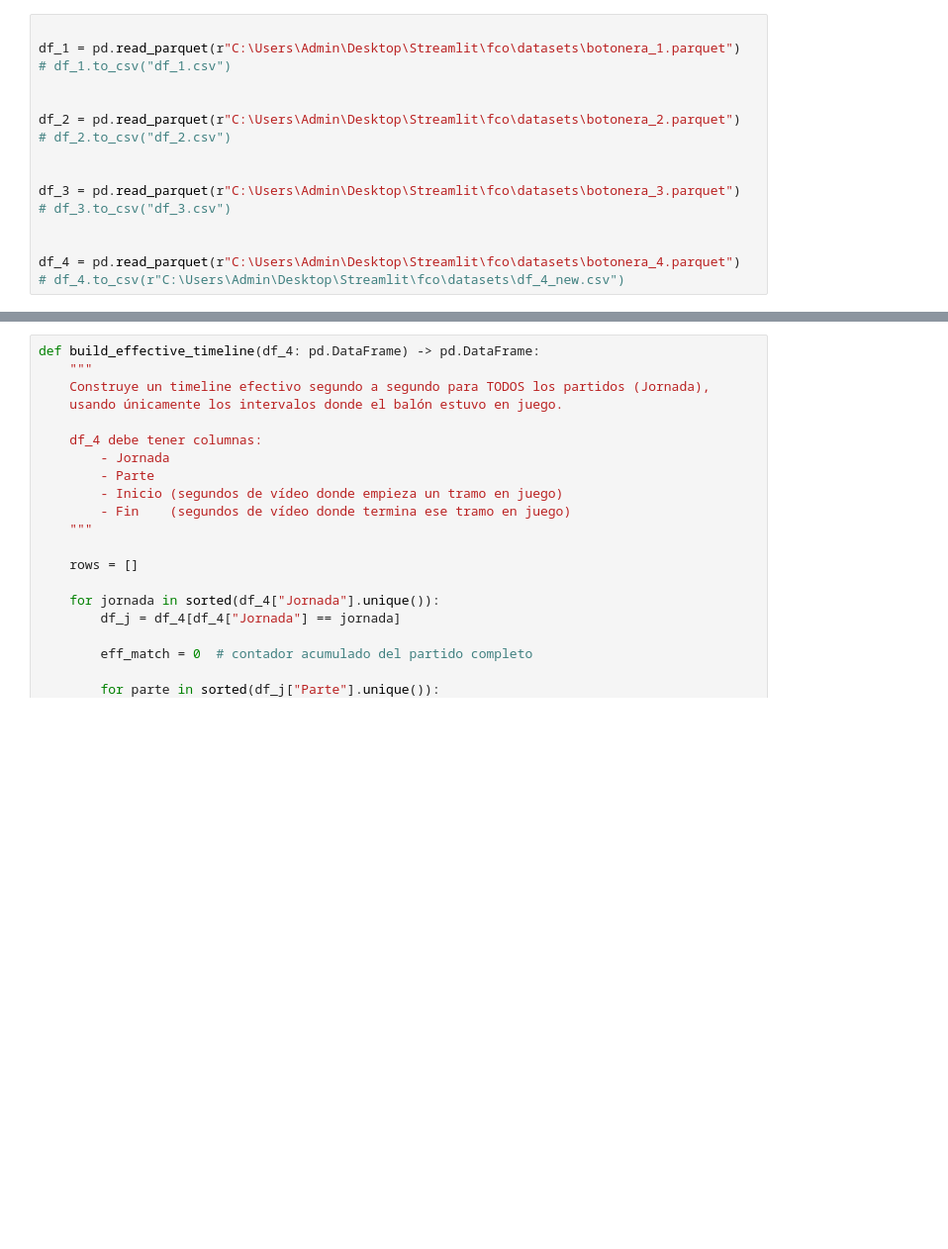
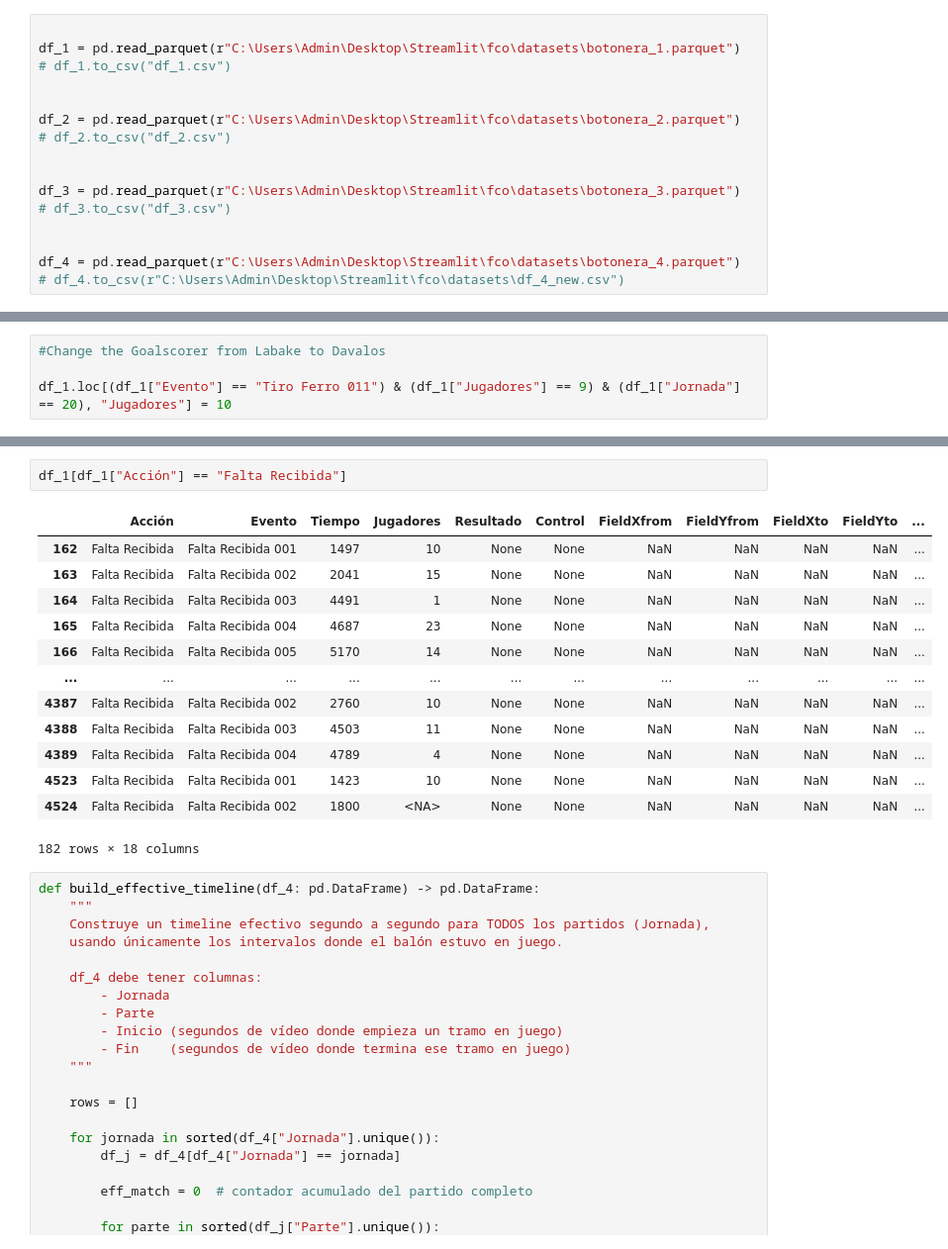
Before and after one commit to cristianDieguez/fco1ra, a Jupyter notebook: notebooks/Tiempo_Efectivo.ipynb, the cells around one changed output, grey strips where cells are left out. Shown at 99% size. Drawn from its saved outputs; the diff is of its cells as text; blank space fills up the shorter version.

```diff
--- a/notebooks/Tiempo_Efectivo.ipynb
+++ b/notebooks/Tiempo_Efectivo.ipynb
@@ -146,0 +237,4 @@ df_4 = pd.read_parquet(r"C:\Users\Admin\Desktop\Streamlit\fco\datasets\botonera_
+# %%
+#Change the Goalscorer from Labake to Davalos
+
+df_1.loc[(df_1["Evento"] == "Tiro Ferro 011") & (df_1["Jugadores"] == 9) & (df_1["Jornada"] == 20), "Jugadores"] = 10
@@ -147,3 +250,19 @@ df_4 = pd.read_parquet(r"C:\Users\Admin\Desktop\Streamlit\fco\datasets\botonera_
+# %%
+df_1[df_1["Acción"] == "Falta Recibida"]
+# %% [output]
+|  | Acción | Evento | Tiempo | Jugadores | Resultado | Control | FieldXfrom | FieldYfrom | FieldXto | FieldYto | ... |
+| 162 | Falta Recibida | Falta Recibida 001 | 1497 | 10 | None | None | NaN | NaN | NaN | NaN | ... |
+| 163 | Falta Recibida | Falta Recibida 002 | 2041 | 15 | None | None | NaN | NaN | NaN | NaN | ... |
+| 164 | Falta Recibida | Falta Recibida 003 | 4491 | 1 | None | None | NaN | NaN | NaN | NaN | ... |
+| 165 | Falta Recibida | Falta Recibida 004 | 4687 | 23 | None | None | NaN | NaN | NaN | NaN | ... |
+| 166 | Falta Recibida | Falta Recibida 005 | 5170 | 14 | None | None | NaN | NaN | NaN | NaN | ... |
+| ... | ... | ... | ... | ... | ... | ... | ... | ... | ... | ... | ... |
+| 4387 | Falta Recibida | Falta Recibida 002 | 2760 | 10 | None | None | NaN | NaN | NaN | NaN | ... |
+| 4388 | Falta Recibida | Falta Recibida 003 | 4503 | 11 | None | None | NaN | NaN | NaN | NaN | ... |
+| 4389 | Falta Recibida | Falta Recibida 004 | 4789 | 4 | None | None | NaN | NaN | NaN | NaN | ... |
+| 4523 | Falta Recibida | Falta Recibida 001 | 1423 | 10 | None | None | NaN | NaN | NaN | NaN | ... |
+| 4524 | Falta Recibida | Falta Recibida 002 | 1800 | <NA> | None | None | NaN | NaN | NaN | NaN | ... |
+182 rows × 18 columns
 # %%
 def build_effective_timeline(df_4: pd.DataFrame) -> pd.DataFrame:
     """
```
Also changed, not shown: parts of 6 cells of this notebook.
